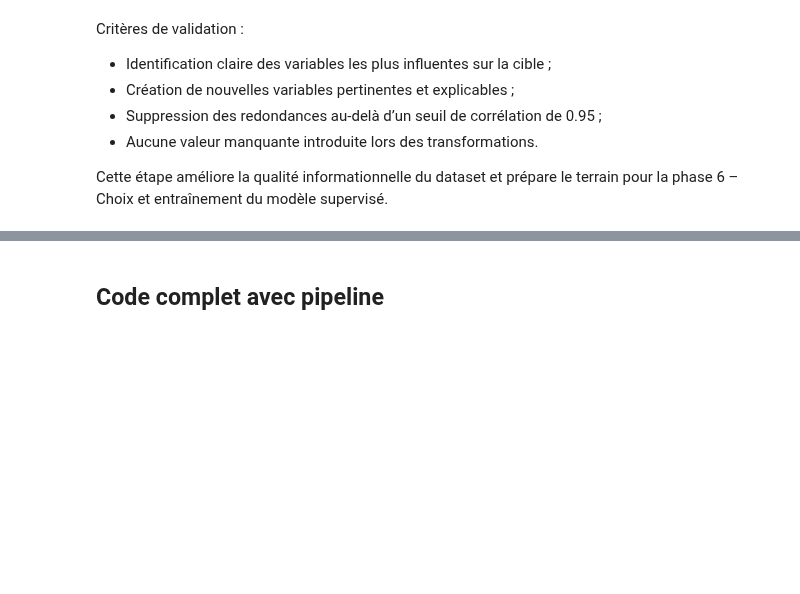
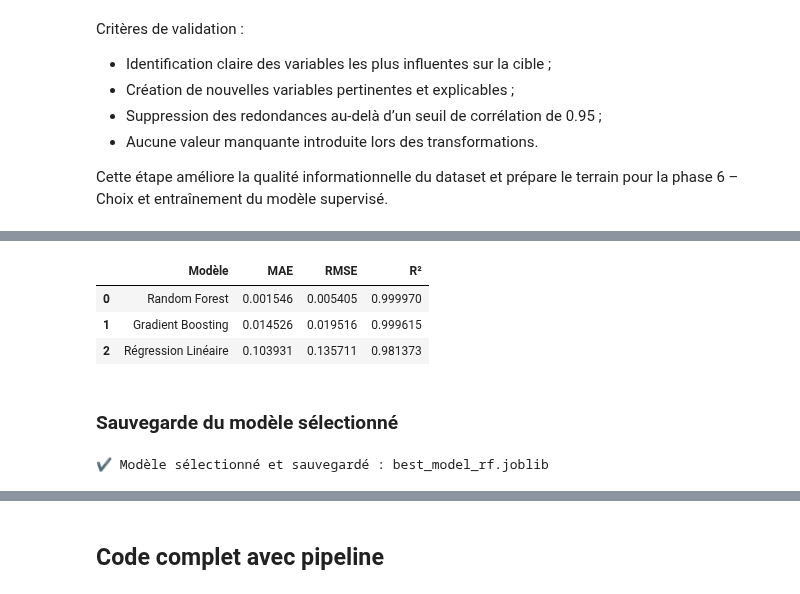
Before and after one commit to happy-developer/train.me, a Jupyter notebook: src/notebooks/preprocessing/life_style_data/preprocessing_life_style_data.ipynb, the cells around one changed output, grey strips where cells are left out. Saved outputs shown, nothing was run; the diff lists cells and outputs as text; code cells hidden in the pictures; blank space fills up the shorter version.

Commit message:
Pipelines ML (life_style_data) - Choix du modèle d’apprentissage supervisé

```diff
--- a/src/notebooks/preprocessing/life_style_data/preprocessing_life_style_data.ipynb
+++ b/src/notebooks/preprocessing/life_style_data/preprocessing_life_style_data.ipynb
@@ -878,0 +931,10 @@ Une méthode complémentaire basée sur un modèle de RandomForestRegressor est
+# %%
+model_lr = LinearRegression()
+model_lr.fit(X_train, y_train)
+y_pred_lr = model_lr.predict(X_test)
+
+mae_lr = mean_absolute_error(y_test, y_pred_lr)
+rmse_lr = np.sqrt(mean_squared_error(y_test, y_pred_lr))
+r2_lr = r2_score(y_test, y_pred_lr)
+
+print(f"Régression linéaire → MAE: {mae_lr:.2f}, RMSE: {rmse_lr:.2f}, R²: {r2_lr:.3f}")
@@ -878,0 +949,10 @@ Une méthode complémentaire basée sur un modèle de RandomForestRegressor est
+# %%
+model_rf = RandomForestRegressor(random_state=42, n_estimators=200, max_depth=None)
+model_rf.fit(X_train, y_train)
+y_pred_rf = model_rf.predict(X_test)
+
+mae_rf = mean_absolute_error(y_test, y_pred_rf)
+rmse_rf = np.sqrt(mean_squared_error(y_test, y_pred_rf))
+r2_rf = r2_score(y_test, y_pred_rf)
+
+print(f"Random Forest → MAE: {mae_rf:.2f}, RMSE: {rmse_rf:.2f}, R²: {r2_rf:.3f}")
@@ -878,0 +967,10 @@ Une méthode complémentaire basée sur un modèle de RandomForestRegressor est
+# %%
+model_gb = GradientBoostingRegressor(random_state=42, n_estimators=300, learning_rate=0.05, max_depth=3)
+model_gb.fit(X_train, y_train)
+y_pred_gb = model_gb.predict(X_test)
+
+mae_gb = mean_absolute_error(y_test, y_pred_gb)
+rmse_gb = np.sqrt(mean_squared_error(y_test, y_pred_gb))
+r2_gb = r2_score(y_test, y_pred_gb)
+
+print(f"Gradient Boosting → MAE: {mae_gb:.2f}, RMSE: {rmse_gb:.2f}, R²: {r2_gb:.3f}")
@@ -878,0 +986,23 @@ Une méthode complémentaire basée sur un modèle de RandomForestRegressor est
+# %%
+results = pd.DataFrame({
+    "Modèle": ["Régression Linéaire", "Random Forest", "Gradient Boosting"],
+    "MAE": [mae_lr, mae_rf, mae_gb],
+    "RMSE": [rmse_lr, rmse_rf, rmse_gb],
+    "R²": [r2_lr, r2_rf, r2_gb]
+})
+
+display(results.sort_values("R²", ascending=False).reset_index(drop=True))
+# %% [output]
+|  | Modèle | MAE | RMSE | R² |
+| 0 | Random Forest | 0.001546 | 0.005405 | 0.999970 |
+| 1 | Gradient Boosting | 0.014526 | 0.019516 | 0.999615 |
+| 2 | Régression Linéaire | 0.103931 | 0.135711 | 0.981373 |
+# %% [markdown]
+### Sauvegarde du modèle sélectionné
+# %%
+best_model = model_rf  # exemple : Random Forest retenu
+joblib.dump(best_model, model_dir / "best_model_rf.joblib")
+
+print("✔ Modèle sélectionné et sauvegardé : best_model_rf.joblib")
+# %% [output]
+✔ Modèle sélectionné et sauvegardé : best_model_rf.joblib
```
Also changed, not shown: parts of 21 cells of this notebook, 3 other files.
